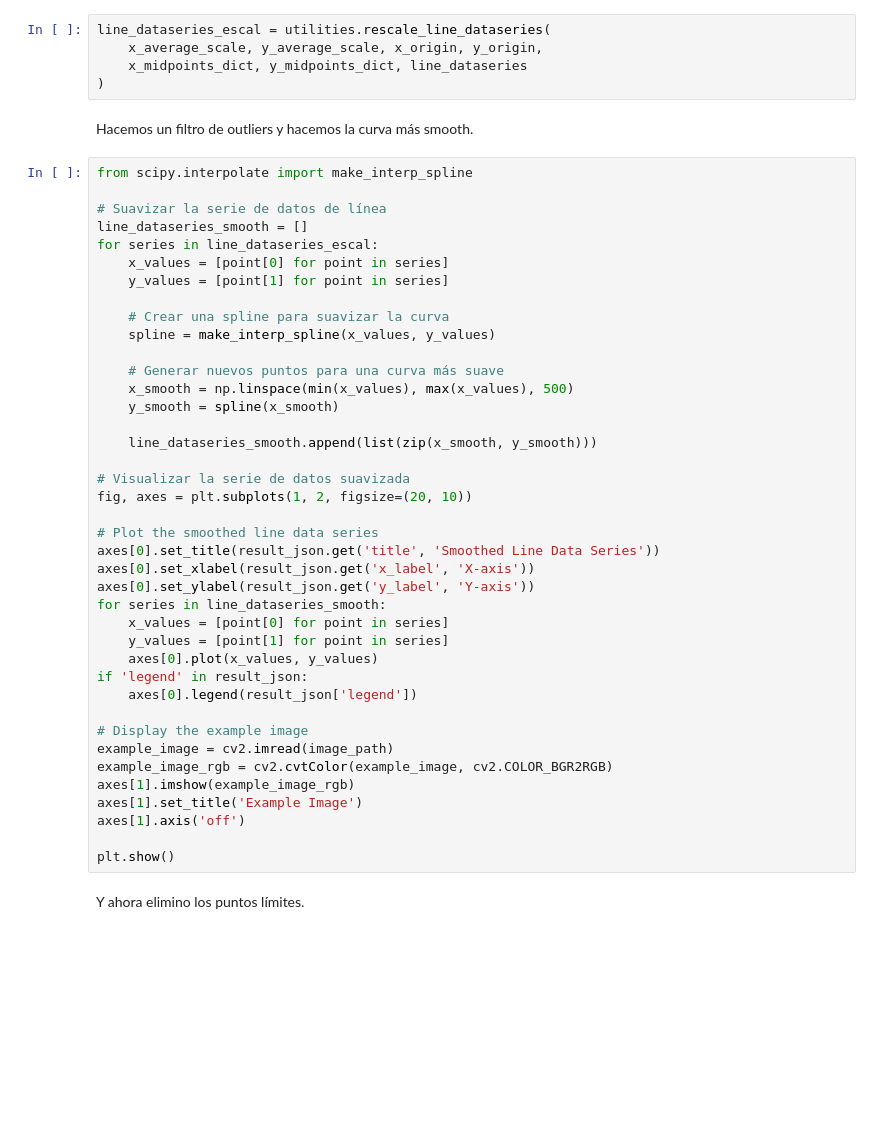
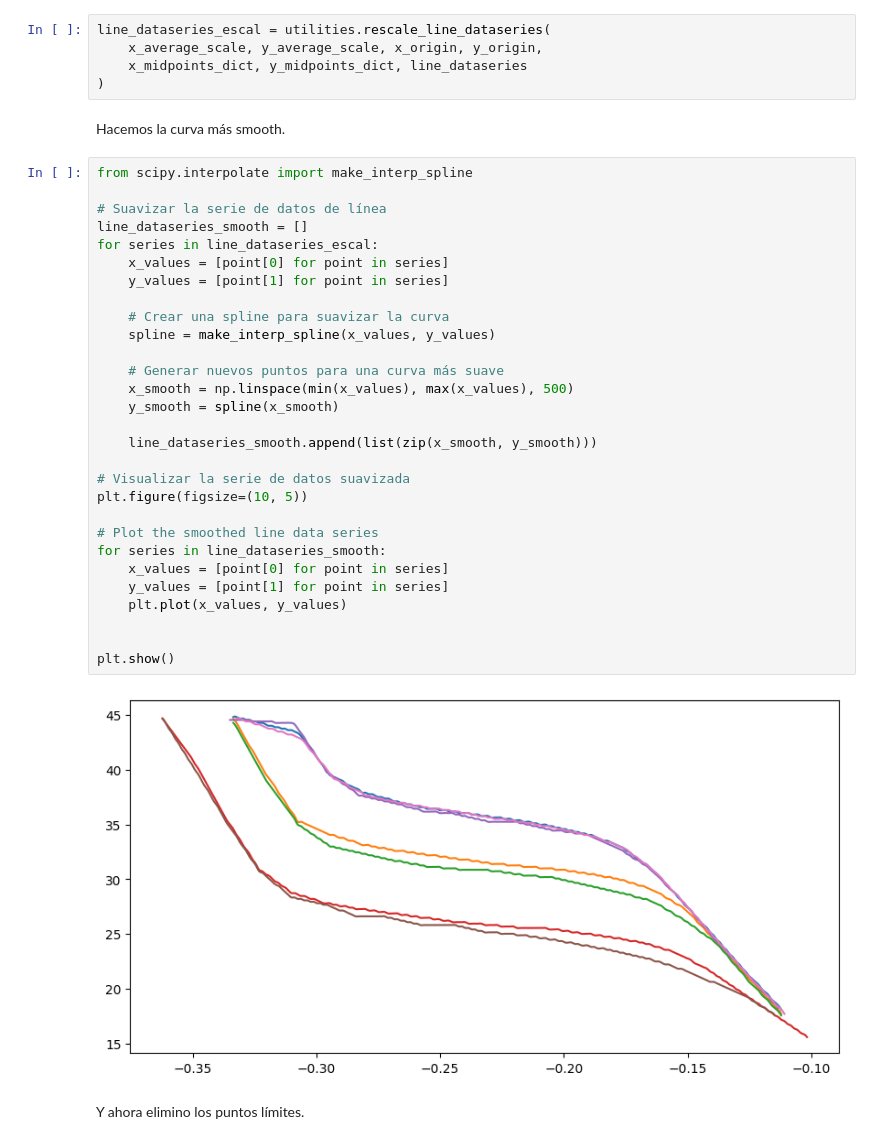
Before and after one commit to f92esmup/Automated-Graphical-Data-Extraction-for-Nanoporous-Materials, a Jupyter notebook: Image.ipynb, the cells around one changed output. Cells and saved outputs as stored; diff of their text form; blank space fills up the shorter version.

```diff
--- a/Image.ipynb
+++ b/Image.ipynb
@@ -244,46 +244,37 @@ line_dataseries_escal = utilities.rescale_line_dataseries(
     x_midpoints_dict, y_midpoints_dict, line_dataseries
 )
 # %% [markdown]
-Hacemos un filtro de outliers y hacemos la curva más smooth.
+Hacemos la curva más smooth.
 # %%
 from scipy.interpolate import make_interp_spline
 
 # Suavizar la serie de datos de línea
 line_dataseries_smooth = []
 for series in line_dataseries_escal:
     x_values = [point[0] for point in series]
     y_values = [point[1] for point in series]
 
     # Crear una spline para suavizar la curva
     spline = make_interp_spline(x_values, y_values)
 
     # Generar nuevos puntos para una curva más suave
     x_smooth = np.linspace(min(x_values), max(x_values), 500)
     y_smooth = spline(x_smooth)
 
     line_dataseries_smooth.append(list(zip(x_smooth, y_smooth)))
 
 # Visualizar la serie de datos suavizada
-fig, axes = plt.subplots(1, 2, figsize=(20, 10))
+plt.figure(figsize=(10, 5))
 
 # Plot the smoothed line data series
-axes[0].set_title(result_json.get('title', 'Smoothed Line Data Series'))
-axes[0].set_xlabel(result_json.get('x_label', 'X-axis'))
-axes[0].set_ylabel(result_json.get('y_label', 'Y-axis'))
 for series in line_dataseries_smooth:
     x_values = [point[0] for point in series]
     y_values = [point[1] for point in series]
-    axes[0].plot(x_values, y_values)
-if 'legend' in result_json:
-    axes[0].legend(result_json['legend'])
+    plt.plot(x_values, y_values)
 
-# Display the example image
-example_image = cv2.imread(image_path)
-example_image_rgb = cv2.cvtColor(example_image, cv2.COLOR_BGR2RGB)
-axes[1].imshow(example_image_rgb)
-axes[1].set_title('Example Image')
-axes[1].axis('off')
 
 plt.show()
+# %% [output]
+[figure, added]
 # %% [markdown]
 Y ahora elimino los puntos límites.
```
Also changed, not shown: parts of 7 cells of this notebook, 1 other file.
